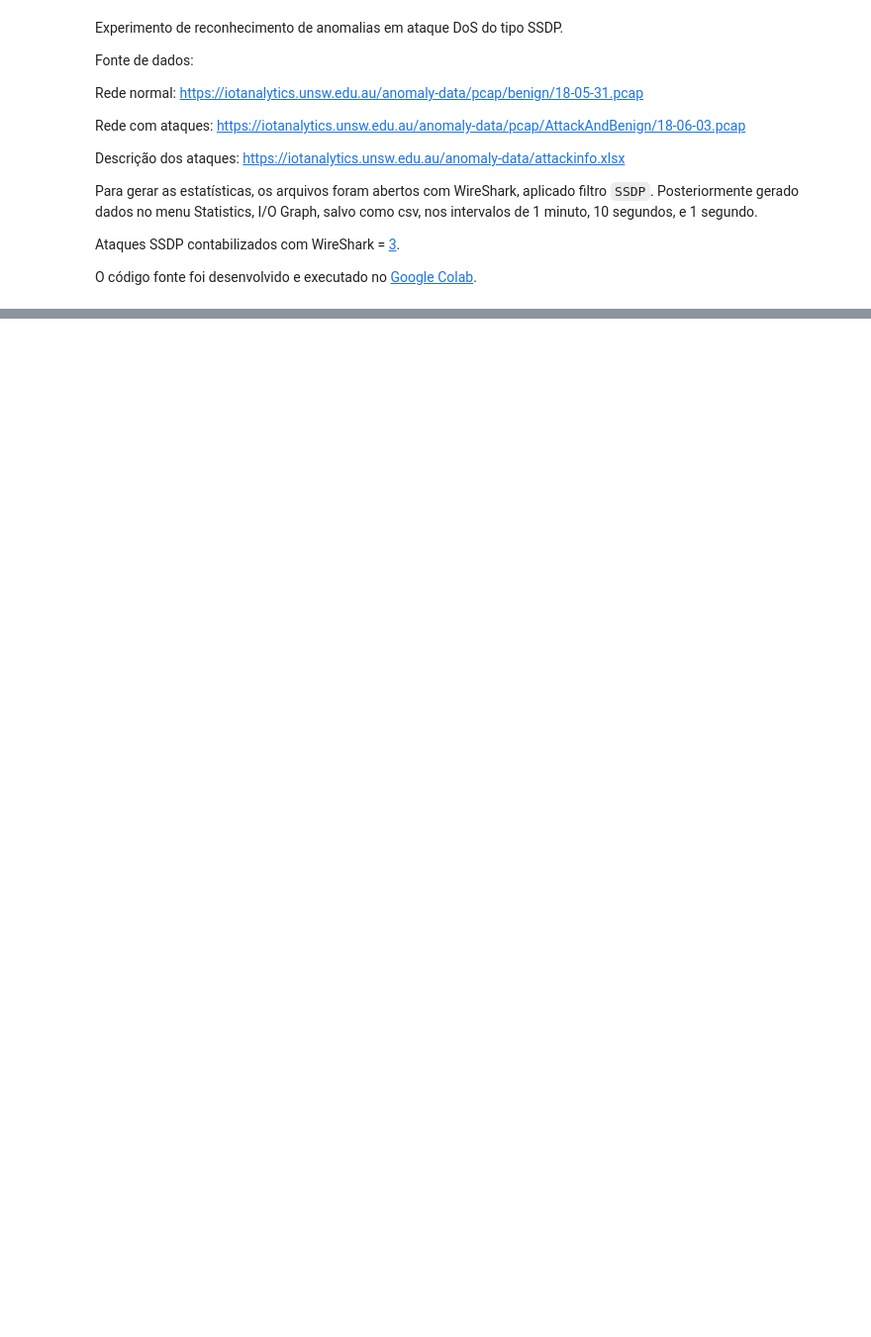
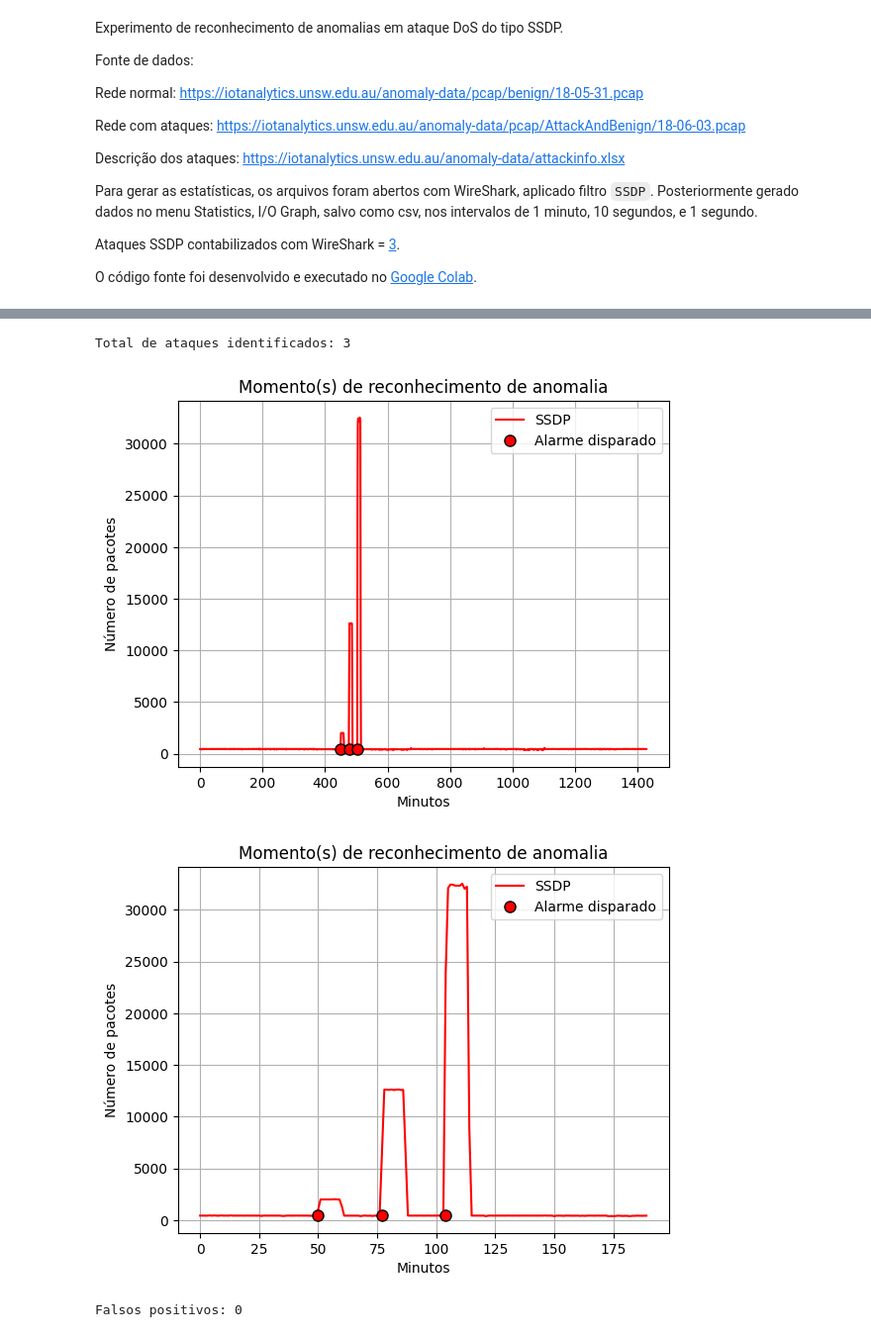
Before and after one commit to hflautert/AnomalyDetection, a Jupyter notebook: AnomaliaSSDP.ipynb, the cells around one changed output, grey strips where cells are left out. Shown at 99% size. Saved outputs shown, nothing was run; the diff lists cells and outputs as text; code cells hidden in the pictures; blank space fills up the shorter version.

```diff
--- a/AnomaliaSSDP.ipynb
+++ b/AnomaliaSSDP.ipynb
@@ -317,0 +163,29 @@ Falsos positivos: 0
+# %%
+## Para reaproveitamento das chamadas
+dados_normal=dados_normal_1m
+dados_ataque=dados_ataque_1m
+unidade_de_tempo='Minutos'
+delta=1.1
+intervalo=10
+taxa_minima=100
+
+ataques_reconhecidos,falsos_positivos,alarme_normal_pos,alarme_normal_val,alarme_ataque_pos,alarme_ataque_val=aplica_modelo(dados_normal,dados_ataque,delta,intervalo,taxa_minima)
+
+print ("Total de ataques identificados:",ataques_reconhecidos)
+visualiza_alarmes(dados_ataque,alarme_ataque_pos,alarme_ataque_val,unidade_de_tempo,tipo_dos_pacotes,intervalo,'r')
+# Recorte para aproximacao
+dados_ataque=dados_ataque[400:600]
+ataques_reconhecidos,falsos_positivos,alarme_normal_pos,alarme_normal_val,alarme_ataque_pos,alarme_ataque_val=aplica_modelo(dados_normal,dados_ataque,delta,intervalo,taxa_minima)
+visualiza_alarmes(dados_ataque,alarme_ataque_pos,alarme_ataque_val,unidade_de_tempo,tipo_dos_pacotes,intervalo,'r')
+
+print ("Falsos positivos:",falsos_positivos)
+visualiza_alarmes(dados_normal,alarme_normal_pos,alarme_normal_val,unidade_de_tempo,tipo_dos_pacotes,intervalo,'g')
+# Recorte para aproximacao
+dados_normal=dados_normal[:200]
+ataques_reconhecidos,falsos_positivos,alarme_normal_pos,alarme_normal_val,alarme_ataque_pos,alarme_ataque_val=aplica_modelo(dados_normal,dados_ataque,delta,intervalo,taxa_minima)
+visualiza_alarmes(dados_normal,alarme_normal_pos,alarme_normal_val,unidade_de_tempo,tipo_dos_pacotes,intervalo,'g')
+# %% [output]
+Total de ataques identificados: 3
+[figure, added]
+[figure, added]
+Falsos positivos: 0
```
Also changed, not shown: parts of 9 cells of this notebook.
